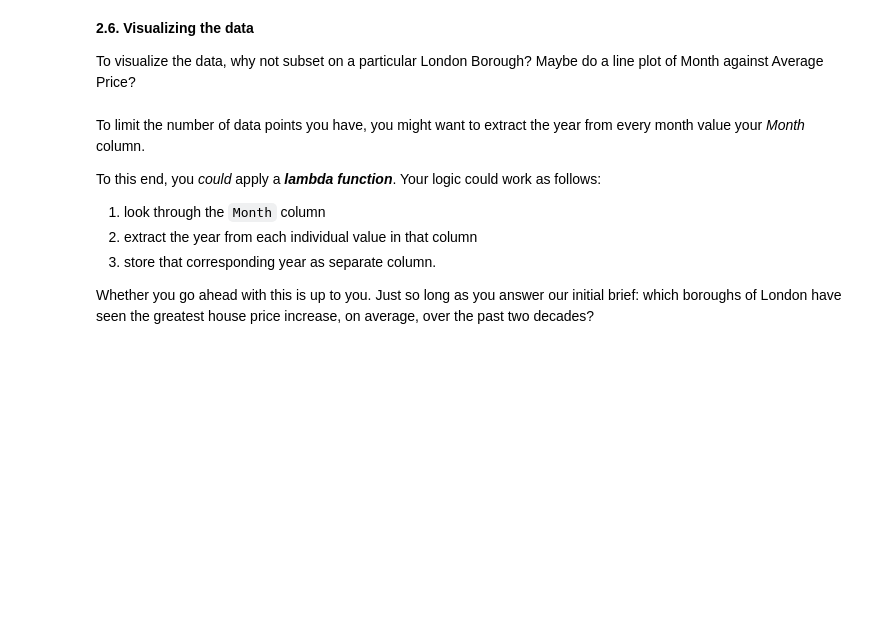
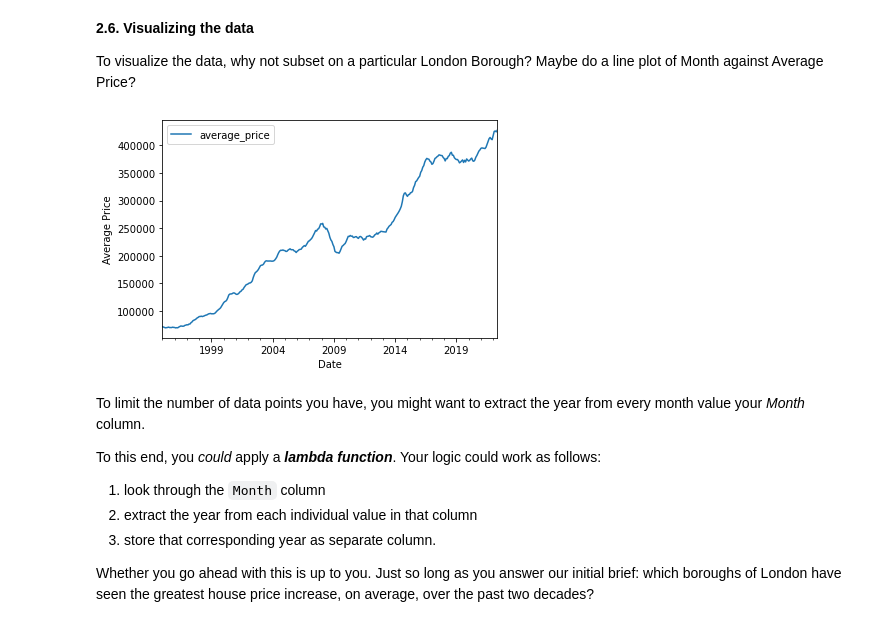
Before and after one commit to markalan020/Springboard, a Jupyter notebook: Case Study London/Unit 4 Challenge - Tier 3.ipynb, the cells around one changed output. Saved outputs shown, nothing was run; the diff lists cells and outputs as text; code cells hidden in the pictures; blank space fills up the shorter version.

```diff
--- a/Case Study London/Unit 4 Challenge - Tier 3.ipynb
+++ b/Case Study London/Unit 4 Challenge - Tier 3.ipynb
@@ -197,6 +209,13 @@ len(properties)
 **2.6. Visualizing the data**
 
 To visualize the data, why not subset on a particular London Borough? Maybe do a line plot of Month against Average Price?
+# %%
+properties[properties.borough_name=='Sutton'].plot.line(x='month',y='average_price')
+plt.xlabel('Date')
+plt.ylabel('Average Price')
+plt.show()
+# %% [output]
+[figure, added]
 # %% [markdown]
 To limit the number of data points you have, you might want to extract the year from every month value your *Month* column.
 
```
Also changed, not shown: parts of 11 cells of this notebook.
